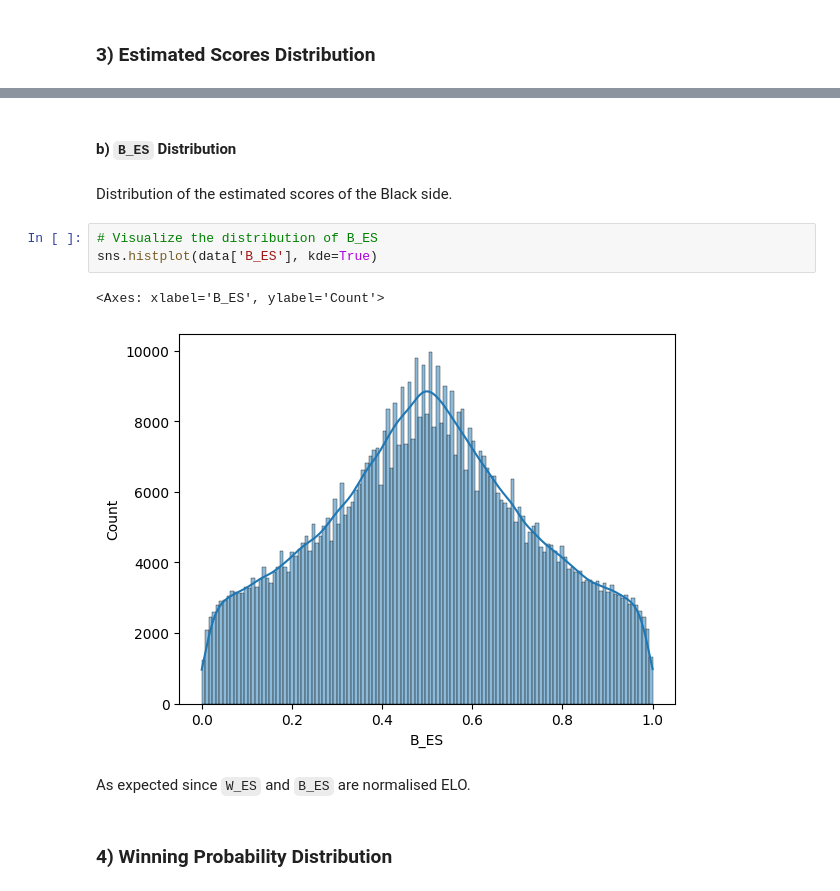
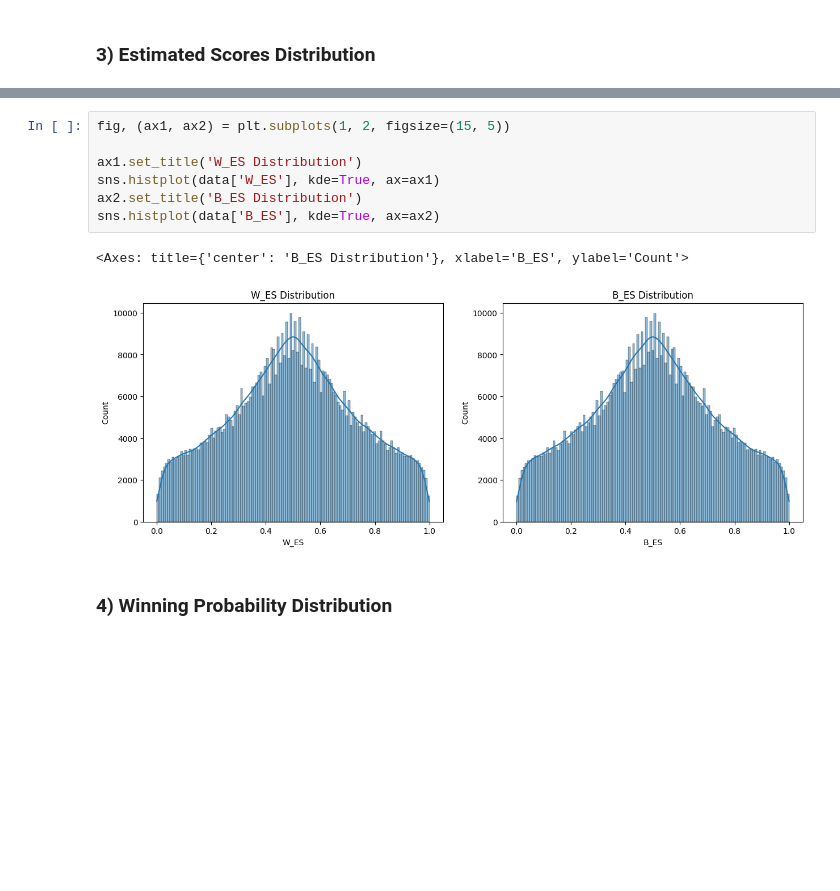
Before and after one commit to yijisuk/SC1015-Z137-Team7, a Jupyter notebook: 2-visualization-eda.ipynb, the cells around one changed output, grey strips where cells are left out. Drawn from its saved outputs; the diff is of its cells as text; blank space fills up the shorter version.

````diff
--- a/2-visualization-eda.ipynb
+++ b/2-visualization-eda.ipynb
@@ -87,15 +79,13 @@ sns.histplot(data['W_ES'], kde=True)
-# %% [markdown]
-#### b) ```B_ES``` Distribution
-# %% [markdown]
-Distribution of the estimated scores of the Black side.
-# %%
-# Visualize the distribution of B_ES
-sns.histplot(data['B_ES'], kde=True)
-# %% [output]
-<Axes: xlabel='B_ES', ylabel='Count'>
-[figure, removed]
-# %% [markdown]
-As expected since `W_ES` and `B_ES` are normalised ELO.
+# %%
+fig, (ax1, ax2) = plt.subplots(1, 2, figsize=(15, 5))
+
+ax1.set_title('W_ES Distribution')
+sns.histplot(data['W_ES'], kde=True, ax=ax1)
+ax2.set_title('B_ES Distribution')
+sns.histplot(data['B_ES'], kde=True, ax=ax2)
+# %% [output]
+<Axes: title={'center': 'B_ES Distribution'}, xlabel='B_ES', ylabel='Count'>
+[figure, added]
 # %% [markdown]
 ### 4) Winning Probability Distribution
 # %% [markdown]
````
Also changed, not shown: parts of 59 cells of this notebook, 2 other files.
